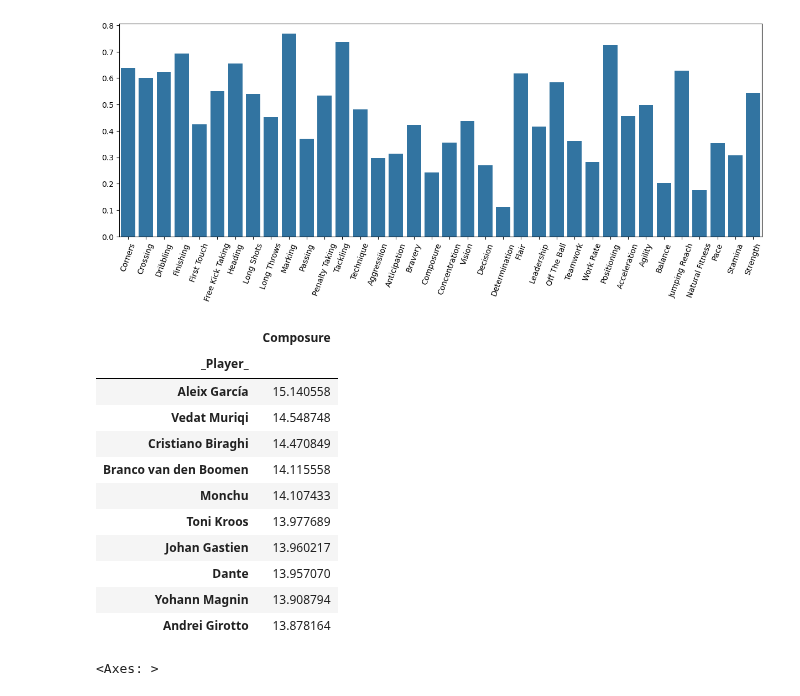
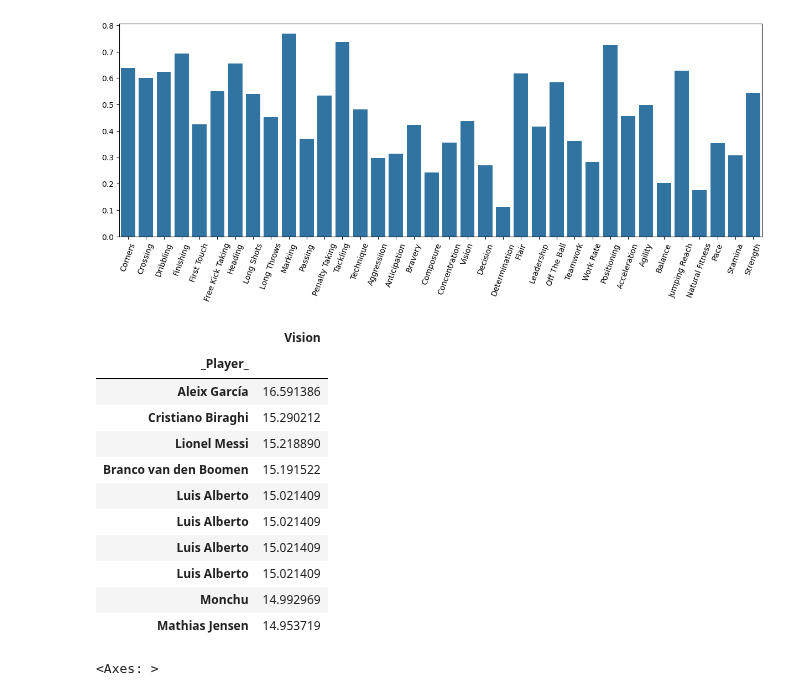
Before and after one commit to alibekk93/FM_skills_prediction, a Jupyter notebook: notebooks/04_MVPs.ipynb, the cells around one changed output. Drawn from its saved outputs; the diff is of its cells as text; code cells hidden in the pictures.

```diff
--- a/notebooks/04_MVPs.ipynb
+++ b/notebooks/04_MVPs.ipynb
@@ -361,21 +361,21 @@ sns.barplot(correlations)
 <Axes: >
 [figure]
 # %%
-col = 'Composure'
+col = 'Vision'
 all_predictions.loc[test_indices, [col]].sort_values(col, ascending=False).head(10)
 # %% [output]
-|  | Composure |
+|  | Vision |
 | _Player_ |  |
-| Aleix García | 15.140558 |
-| Vedat Muriqi | 14.548748 |
-| Cristiano Biraghi | 14.470849 |
-| Branco van den Boomen | 14.115558 |
-| Monchu | 14.107433 |
-| Toni Kroos | 13.977689 |
-| Johan Gastien | 13.960217 |
-| Dante | 13.957070 |
-| Yohann Magnin | 13.908794 |
-| Andrei Girotto | 13.878164 |
+| Aleix García | 16.591386 |
+| Cristiano Biraghi | 15.290212 |
+| Lionel Messi | 15.218890 |
+| Branco van den Boomen | 15.191522 |
+| Luis Alberto | 15.021409 |
+| Luis Alberto | 15.021409 |
+| Luis Alberto | 15.021409 |
+| Luis Alberto | 15.021409 |
+| Monchu | 14.992969 |
+| Mathias Jensen | 14.953719 |
 # %%
 df1 = playground_X_2022
 df2 = all_predictions
```
Also changed, not shown: parts of 1 cell of this notebook.
